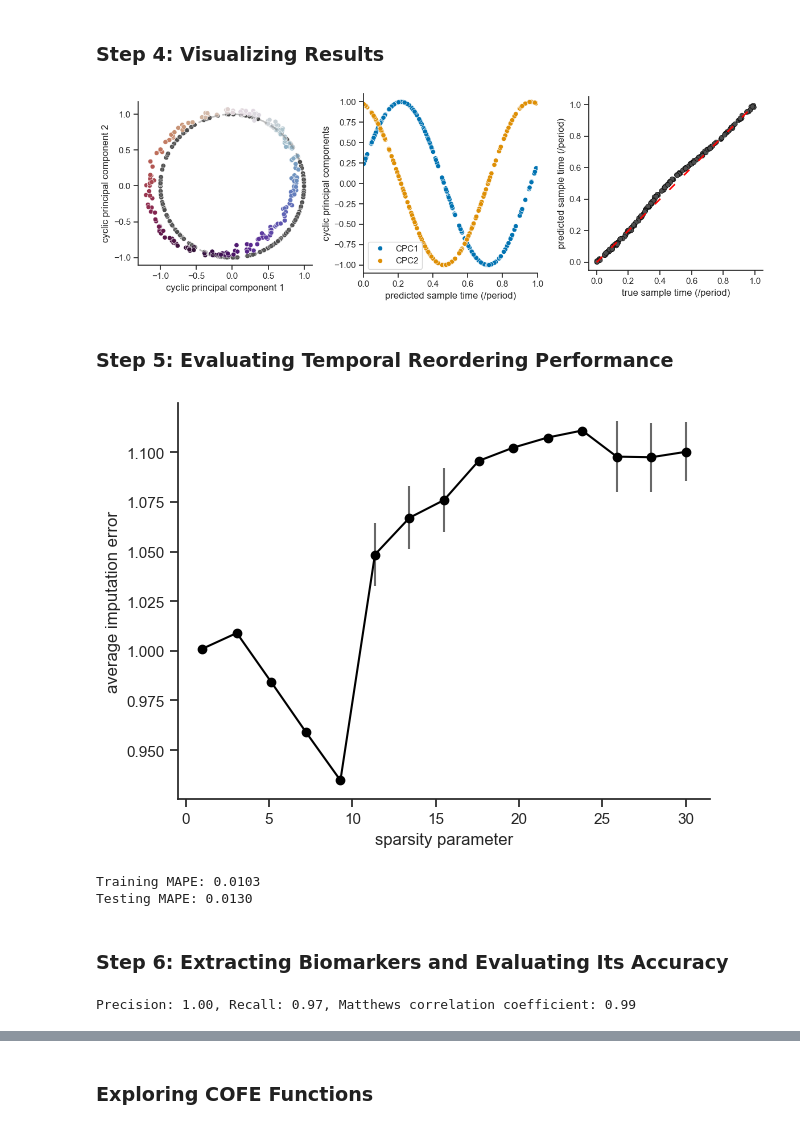
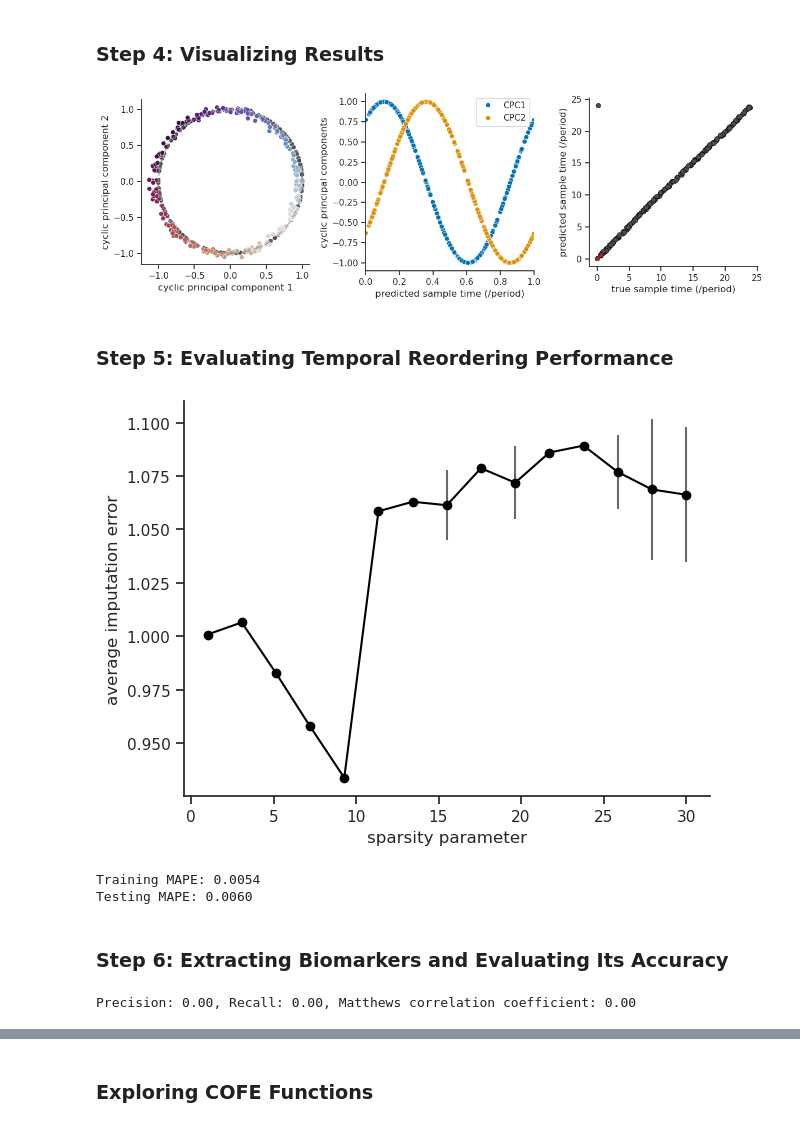
Before and after one commit to bharathananth/COFE, a Jupyter notebook: docs/synthetic_data_example.ipynb, the cells around one changed output, grey strips where cells are left out. Cells and saved outputs as stored; diff of their text form; code cells hidden in the pictures.

```diff
--- a/docs/synthetic_data_example.ipynb
+++ b/docs/synthetic_data_example.ipynb
@@ -48,21 +58,12 @@ data.plot_X(X, group_info, [(1, 12)])
 # %% [markdown]
 ### Step 2: Data Preprocessing
 # %%
-## Split the dataset into training and testing sets
-X_train = X[:, :n_samples].copy()  # Training data
-X_test = X[:, n_samples:].copy()   # Testing data
-
 # Standardize the dataset for analysis
-# Z_train, Z_test: Standardized training and testing data
-# features: Gene features used in analysis
-# feature_std: Standard deviations of features for scaling
-Z_train, Z_test, features, feature_std = COFE.analyse.preprocess_data(
-    X_train, X_test, np.arange(n_genes), feature_dim='row', scale=True
-)
+adata = cf.preprocess_data(adata, scale=True)
 
 # Check the true labels for rhythmic and arrhythmic genes
-rhythmic_genes = group_info[1]    # Indices of truly rhythmic genes
-arrhythmic_genes = group_info[0]  # Indices of truly arrhythmic genes
+rhythmic_genes = [f"g{i+1:d}" for i in group_info[1]]    # Indices of truly rhythmic genes
+arrhythmic_genes = [f"g{i+1:d}" for i in group_info[0]]  # Indices of truly arrhythmic genes
 # %% [markdown]
 ### Step 3: Running COFE Analysis
 # %%
@@ -74,48 +75,38 @@ s_choices = np.linspace(1, 30, 15)  # Range of sparsity parameters to evaluate
 # - restarts=5: Number of restarts to ensure robustness
 # - ncores=-1: Use all available CPU cores for parallel processing
 # - repeats=3: Repeat cross-validation for stability
-cv_results = COFE.analyse.cross_validate(
-    Z_train, s_choices, features, K=5, feature_std=None, restarts=5, ncores=-1,
-    repeats=3
-)
+adata = cf.cross_validate(adata, s_choices=s_choices, K=5, restarts=5, ncores=-1, repeats=3)
 
 # Generate phase predictions for training data
-# - period=1: Period of the rhythms on which true sample times are defined
-train_results = COFE.analyse.predict_time(Z_train, cv_results,
-                                          true_times=time[:n_samples],
-                                          period=1.0)
-
-# Generate phase predictions for testing data
-test_results = COFE.analyse.predict_time(Z_test, cv_results,
-                                        true_times=time[n_samples:],
-                                        period=1.0)
+adata = cf.estimate_phase(adata)
 # %% [markdown]
 ### Step 4: Visualizing Results
 # %%
 ## Plot circular ordering of training data
 # - period=1: Period of the rhythms on which true sample times are defined
-COFE.plot.plot_circular_ordering(
-    train_results, time=time[:n_samples], X=Z_train, figsize=(12, 4),
-    period = 1.0
+cf.plot_circular_ordering(
+    adata, figsize=(12, 4)
 )
 # %% [output]
-[figure, old version]
+[figure, new version]
 # %% [markdown]
 ### Step 5: Evaluating Temporal Reordering Performance
 # %%
 ## Plot cross-validation results to find the optimal sparsity parameter
-COFE.plot.plot_cv_run(train_results)
+cf.plot_cv_run(adata)
 # %% [output]
-[figure, old version]
+[figure, new version]
 # %%
 # Phase prediction accuracy (as a fraction of 24 hours)
-train_mape = train_results['MAPE']  # Training data accuracy
-test_mape = test_results['MAPE']    # Testing data accuracy
+adata = cf.estimate_phase(adata, train=True)
+train_mape = adata.uns["scpca"]["MAPE"]  # Training data accuracy
+adata = cf.estimate_phase(adata, train=False)
+test_mape = adata.uns["scpca"]["MAPE"]    # Testing data accuracy
 print(f"Training MAPE: {train_mape:1.4f}")
 print(f"Testing MAPE: {test_mape:1.4f}")
 # %% [output]
-Training MAPE: 0.0103
-Testing MAPE: 0.0130
+Training MAPE: 0.0054
+Testing MAPE: 0.0060
 # %% [markdown]
 ### Step 6: Extracting Biomarkers and Evaluating Its Accuracy
 # %%
@@ -124,9 +115,9 @@ markers = COFE.plot.print_markers(train_results)
 # %%
 # Performance of rhythmic feature identification using precision and recall
-truth = [i in group_info[1] for i in np.arange(n_genes)]
-prediction = [i in markers for i in np.arange(n_genes)]
+truth = [i in rhythmic_genes for i in adata.var_names]
+prediction = [i in markers for i in adata.var_names]
 print(f"Precision: {metrics.precision_score(truth, prediction):1.2f}, "
        f"Recall: {metrics.recall_score(truth, prediction):1.2f}, "
        f"Matthews correlation coefficient: {metrics.matthews_corrcoef(truth, prediction):1.2f}")
 # %% [output]
-Precision: 1.00, Recall: 0.97, Matthews correlation coefficient: 0.99
+Precision: 0.00, Recall: 0.00, Matthews correlation coefficient: 0.00
```
Also changed, not shown: parts of 5 cells of this notebook.
